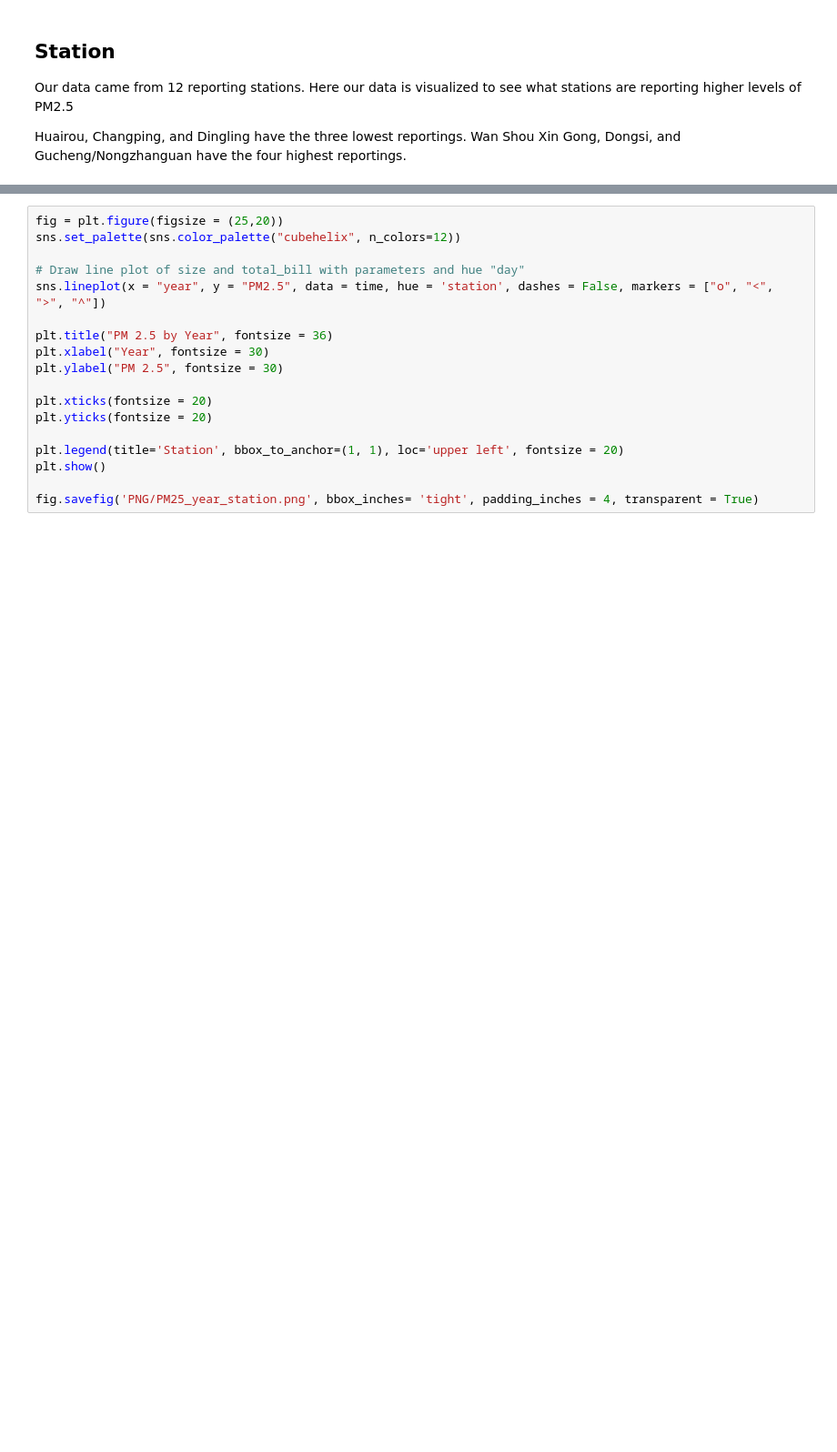
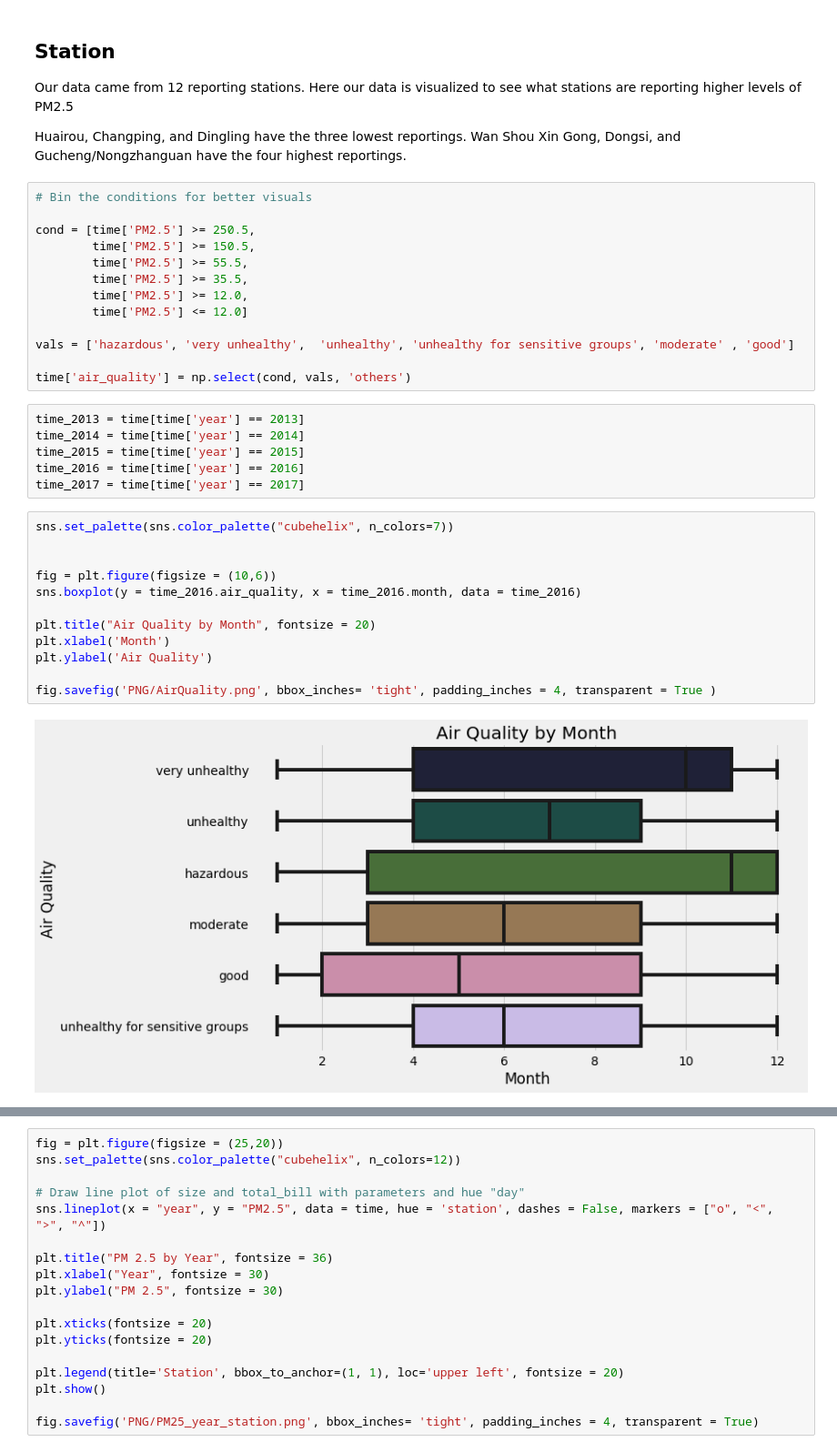
Before and after one commit to dolcikey/TimeSeriesForecasting_BeijingAirQuality, a Jupyter notebook: 002_EDA.ipynb, the cells around one changed output, grey strips where cells are left out. Shown at 91% size. Saved outputs shown, nothing was run; the diff lists cells and outputs as text; blank space fills up the shorter version.

Commit message:
updated EDA Modeling and cleaning. Issues with date time. Added updated PNG

```diff
--- a/002_EDA.ipynb
+++ b/002_EDA.ipynb
@@ -78,3 +78,36 @@ Our data came from 12 reporting stations. Here our data is visualized to see wha
 
 Huairou, Changping, and Dingling have the three lowest reportings.
 Wan Shou Xin Gong, Dongsi, and Gucheng/Nongzhanguan have the four highest reportings.
+# %%
+# Bin the conditions for better visuals
+
+cond = [time['PM2.5'] >= 250.5,
+        time['PM2.5'] >= 150.5,
+        time['PM2.5'] >= 55.5,
+        time['PM2.5'] >= 35.5,
+        time['PM2.5'] >= 12.0,
+        time['PM2.5'] <= 12.0]
+
+vals = ['hazardous', 'very unhealthy',  'unhealthy', 'unhealthy for sensitive groups', 'moderate' , 'good']
+
+time['air_quality'] = np.select(cond, vals, 'others')
+# %%
+time_2013 = time[time['year'] == 2013]
+time_2014 = time[time['year'] == 2014]
+time_2015 = time[time['year'] == 2015]
+time_2016 = time[time['year'] == 2016]
+time_2017 = time[time['year'] == 2017]
+# %%
+sns.set_palette(sns.color_palette("cubehelix", n_colors=7))
+
+
+fig = plt.figure(figsize = (10,6))
+sns.boxplot(y = time_2016.air_quality, x = time_2016.month, data = time_2016)
+
+plt.title("Air Quality by Month", fontsize = 20)
+plt.xlabel('Month')
+plt.ylabel('Air Quality')
+
+fig.savefig('PNG/AirQuality.png', bbox_inches= 'tight', padding_inches = 4, transparent = True )
+# %% [output]
+[figure, added]
```
Also changed, not shown: parts of 17 cells of this notebook, 6 other files.
